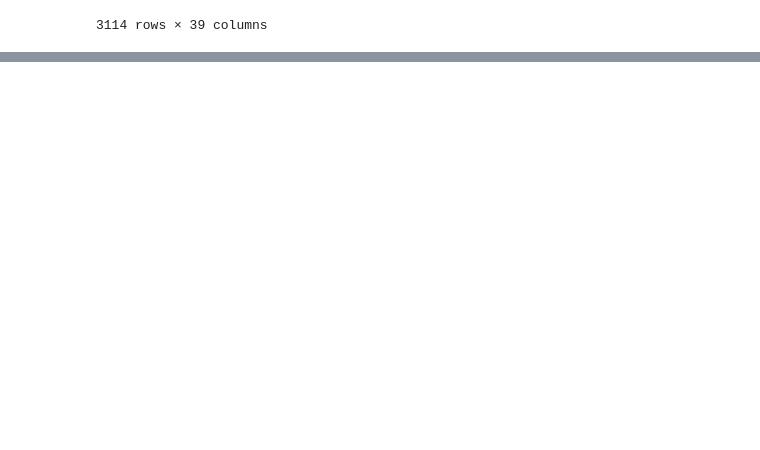
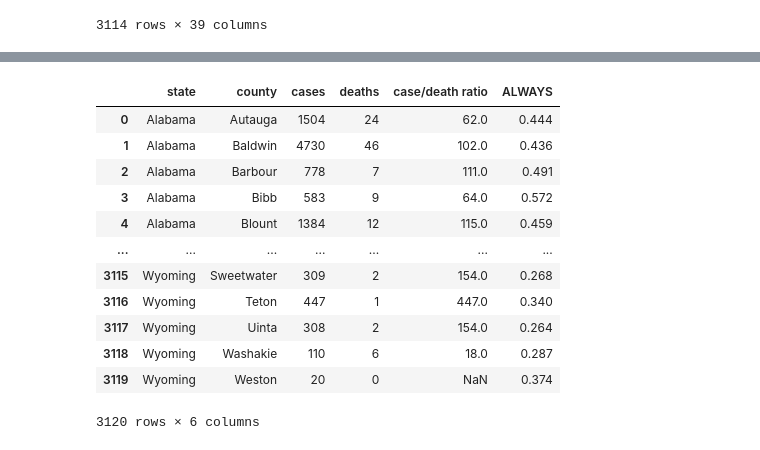
Before and after one commit to aspotter99/SQL_talk, a Jupyter notebook: notebooks/subqueries.ipynb, the cells around one changed output, grey strips where cells are left out. Drawn from its saved outputs; the diff is of its cells as text; code cells hidden in the pictures; blank space fills up the shorter version.

```diff
--- a/notebooks/subqueries.ipynb
+++ b/notebooks/subqueries.ipynb
@@ -47,0 +87,21 @@ df
+# %%
+d = pd.read_sql(''' SELECT state, county, cases, deaths, cases/deaths as 'case/death ratio', ALWAYS
+                    FROM counties
+                    JOIN mask_use ON fips = countyfp
+                    WHERE date == '2020-09-07'
+                ''',conn)
+d
+# %% [output]
+|  | state | county | cases | deaths | case/death ratio | ALWAYS |
+| 0 | Alabama | Autauga | 1504 | 24 | 62.0 | 0.444 |
+| 1 | Alabama | Baldwin | 4730 | 46 | 102.0 | 0.436 |
+| 2 | Alabama | Barbour | 778 | 7 | 111.0 | 0.491 |
+| 3 | Alabama | Bibb | 583 | 9 | 64.0 | 0.572 |
+| 4 | Alabama | Blount | 1384 | 12 | 115.0 | 0.459 |
+| ... | ... | ... | ... | ... | ... | ... |
+| 3115 | Wyoming | Sweetwater | 309 | 2 | 154.0 | 0.268 |
+| 3116 | Wyoming | Teton | 447 | 1 | 447.0 | 0.340 |
+| 3117 | Wyoming | Uinta | 308 | 2 | 154.0 | 0.264 |
+| 3118 | Wyoming | Washakie | 110 | 6 | 18.0 | 0.287 |
+| 3119 | Wyoming | Weston | 20 | 0 | NaN | 0.374 |
+3120 rows × 6 columns
```
Also changed, not shown: parts of 5 cells of this notebook.
